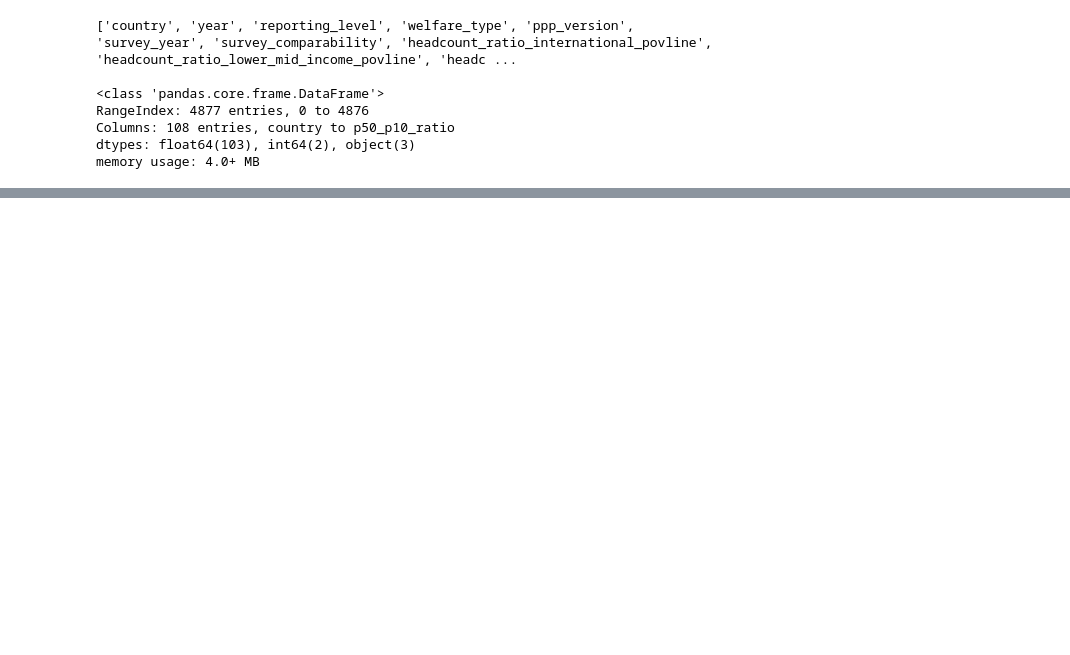
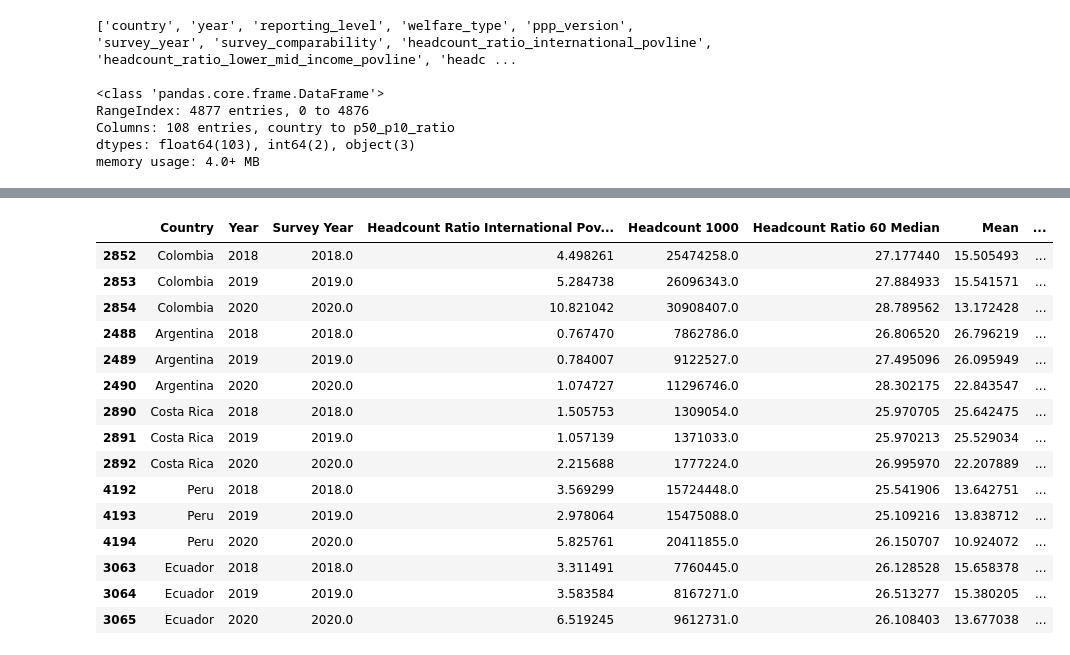
Before and after one commit to danielsmith-cloud/DSRP_inequality, a Jupyter notebook: DSRP_pip.ipynb, the cells around one changed output, grey strips where cells are left out. Cells and saved outputs as stored; diff of their text form; code cells hidden in the pictures; blank space fills up the shorter version.

```diff
--- a/DSRP_pip.ipynb
+++ b/DSRP_pip.ipynb
@@ -87,0 +208,20 @@ pip_df.head(20)
+# %%
+new_df = pd.concat([colombia_df, argentina_df, costarica_df, peru_df, ecuador_df])
+new_df
+# %% [output]
+|  | Country | Year | Survey Year | Headcount Ratio International Pov... | Headcount 1000 | Headcount Ratio 60 Median | Mean | ... |
+| 2852 | Colombia | 2018 | 2018.0 | 4.498261 | 25474258.0 | 27.177440 | 15.505493 | ... |
+| 2853 | Colombia | 2019 | 2019.0 | 5.284738 | 26096343.0 | 27.884933 | 15.541571 | ... |
+| 2854 | Colombia | 2020 | 2020.0 | 10.821042 | 30908407.0 | 28.789562 | 13.172428 | ... |
+| 2488 | Argentina | 2018 | 2018.0 | 0.767470 | 7862786.0 | 26.806520 | 26.796219 | ... |
+| 2489 | Argentina | 2019 | 2019.0 | 0.784007 | 9122527.0 | 27.495096 | 26.095949 | ... |
+| 2490 | Argentina | 2020 | 2020.0 | 1.074727 | 11296746.0 | 28.302175 | 22.843547 | ... |
+| 2890 | Costa Rica | 2018 | 2018.0 | 1.505753 | 1309054.0 | 25.970705 | 25.642475 | ... |
+| 2891 | Costa Rica | 2019 | 2019.0 | 1.057139 | 1371033.0 | 25.970213 | 25.529034 | ... |
+| 2892 | Costa Rica | 2020 | 2020.0 | 2.215688 | 1777224.0 | 26.995970 | 22.207889 | ... |
+| 4192 | Peru | 2018 | 2018.0 | 3.569299 | 15724448.0 | 25.541906 | 13.642751 | ... |
+| 4193 | Peru | 2019 | 2019.0 | 2.978064 | 15475088.0 | 25.109216 | 13.838712 | ... |
+| 4194 | Peru | 2020 | 2020.0 | 5.825761 | 20411855.0 | 26.150707 | 10.924072 | ... |
+| 3063 | Ecuador | 2018 | 2018.0 | 3.311491 | 7760445.0 | 26.128528 | 15.658378 | ... |
+| 3064 | Ecuador | 2019 | 2019.0 | 3.583584 | 8167271.0 | 26.513277 | 15.380205 | ... |
+| 3065 | Ecuador | 2020 | 2020.0 | 6.519245 | 9612731.0 | 26.108403 | 13.677038 | ... |
```
Also changed, not shown: parts of 15 cells of this notebook.
